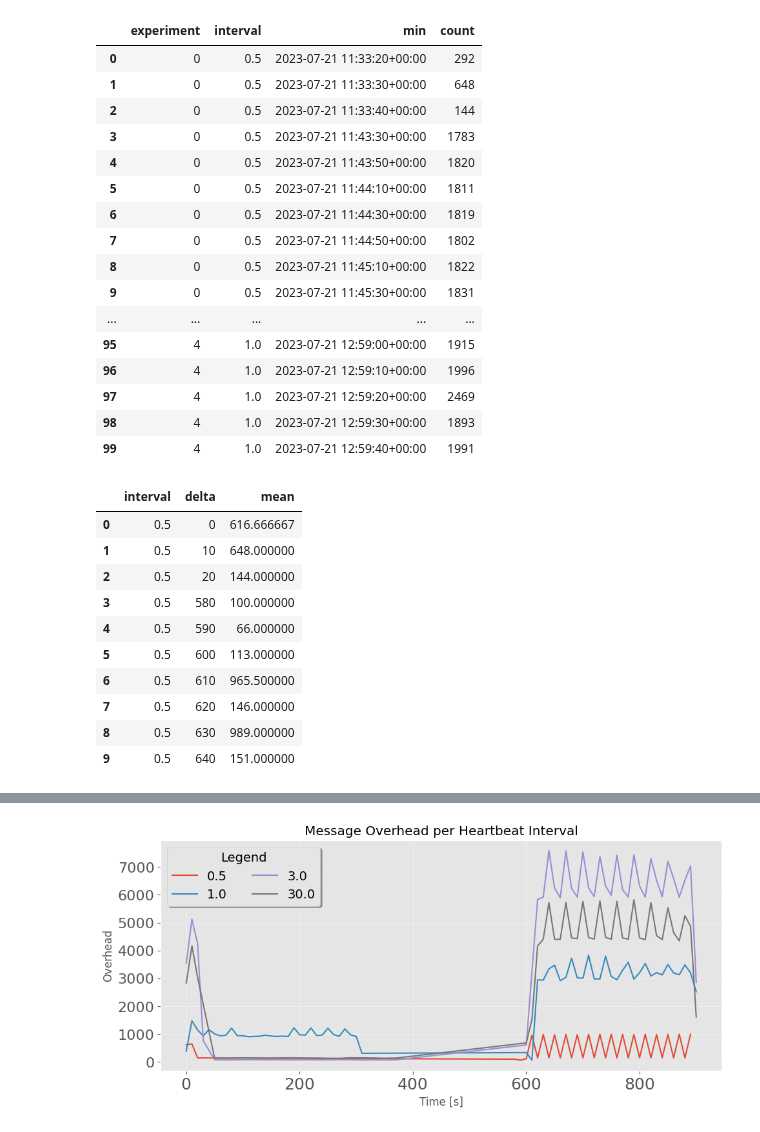
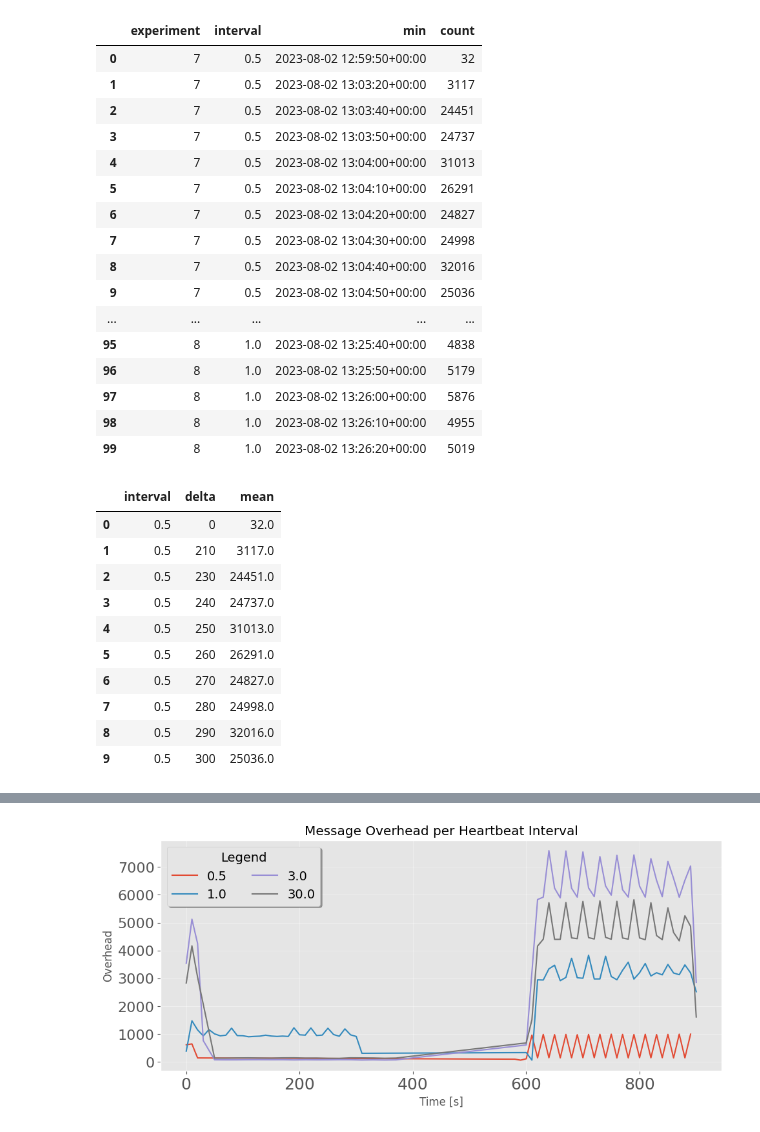
Before and after one commit to FlavScheidt/flexi-pipe, a Jupyter notebook: data/MessageOverheadByInterval.ipynb, the cells around one changed output, grey strips where cells are left out. Saved outputs shown, nothing was run; the diff lists cells and outputs as text; code cells hidden in the pictures.

```diff
--- a/data/Notebooks/MessageOverheadByD.ipynb
+++ b/data/MessageOverheadByInterval.ipynb
@@ -110,7 +126,7 @@ FileNotFoundError: [Errno 2] No such file or directory: './experiments.csv'
 # intervals = exp["interval"].drop_duplicates().sort_values().reset_index(drop=True)
 # intervals.head(10)
 
-expTime = exp[exp['startUnix'].astype(int).between(1689939205, 1689951448)]
+expTime = exp[exp['startUnix'].astype(int).between(1691157688,1691159701)]
 expTime['experiment'] = expTime.index
 
 expTime.head(20)
@@ -119,7 +142,9 @@ NameError: name 'exp' is not defined
 # %%
 data_frame = query_api.query_data_frame('from(bucket: "gs") '
-                                        ' |> range(start: 1689939205, stop:1689952348) '
-                                        ' |> filter(fn: (r) => r._measurement == "duplicateMessage") '
+                                        ' |> range(start: 1691157688, stop:1691158588) '
+                                        ' |> filter(fn: (r) => r._measurement == "message") '
                                         ' |> group(columns: ["_measurement", "_field"], mode: "by") '
                                         ' |> pivot(rowKey:["_time"], columnKey: ["_field"], valueColumn: "_value")')
 client.close()
+
+print(data_frame)
@@ -126,6 +155,8 @@ client.close()
 # %%
-df = data_frame.drop(columns=['result', 'table','_start', '_stop', '_measurement', 'topic', 'receivedFrom']).sort_values(by=["_time"]).reset_index(drop=True)
-df["_time"] = pd.to_datetime(df["_time"])
+
+df = data_frame[["_time", "type"]]
+# df = df.sort_values(by=["_time"]).reset_index(drop=True)
+# df["_time"] = pd.to_datetime(df["_time"])
 
 df.head(10)
 # %% [output]
@@ -150,7 +181,7 @@ expTime.to_sql('expTime', conn, index=False)
 qry = '''
     select
         df._time,
-        df.messageID,
+        df.type,
         expTime.experiment,
         expTime.interval
     from
@@ -187,31 +218,31 @@ dfNew.head(20)
 # %%
 #Try resampling for every 5 seconds
 dfNoIndex = dfNew.reset_index()
 # dfNoIndex.head(10)
 
-by_time = dfNoIndex.groupby([dfNoIndex['experiment'],dfNoIndex['interval'],pd.Grouper(key="min", freq='10s')])['messageID'].count().reset_index()
-dfAggTime = by_time.rename(columns={"messageID": "count"})
+by_time = dfNoIndex.groupby([dfNoIndex['experiment'],dfNoIndex['interval'],pd.Grouper(key="min", freq='10s')])['type'].count().reset_index()
+dfAggTime = by_time.rename(columns={"type": "count"})
 
 
 dfAggTime.head(100)
 # %% [output]
 |  | experiment | interval | min | count |
-| 0 | 0 | 0.5 | 2023-07-21 11:33:20+00:00 | 292 |
-| 1 | 0 | 0.5 | 2023-07-21 11:33:30+00:00 | 648 |
-| 2 | 0 | 0.5 | 2023-07-21 11:33:40+00:00 | 144 |
-| 3 | 0 | 0.5 | 2023-07-21 11:43:30+00:00 | 1783 |
-| 4 | 0 | 0.5 | 2023-07-21 11:43:50+00:00 | 1820 |
-| 5 | 0 | 0.5 | 2023-07-21 11:44:10+00:00 | 1811 |
-| 6 | 0 | 0.5 | 2023-07-21 11:44:30+00:00 | 1819 |
-| 7 | 0 | 0.5 | 2023-07-21 11:44:50+00:00 | 1802 |
-| 8 | 0 | 0.5 | 2023-07-21 11:45:10+00:00 | 1822 |
-| 9 | 0 | 0.5 | 2023-07-21 11:45:30+00:00 | 1831 |
+| 0 | 7 | 0.5 | 2023-08-02 12:59:50+00:00 | 32 |
+| 1 | 7 | 0.5 | 2023-08-02 13:03:20+00:00 | 3117 |
+| 2 | 7 | 0.5 | 2023-08-02 13:03:40+00:00 | 24451 |
+| 3 | 7 | 0.5 | 2023-08-02 13:03:50+00:00 | 24737 |
+| 4 | 7 | 0.5 | 2023-08-02 13:04:00+00:00 | 31013 |
+| 5 | 7 | 0.5 | 2023-08-02 13:04:10+00:00 | 26291 |
+| 6 | 7 | 0.5 | 2023-08-02 13:04:20+00:00 | 24827 |
+| 7 | 7 | 0.5 | 2023-08-02 13:04:30+00:00 | 24998 |
+| 8 | 7 | 0.5 | 2023-08-02 13:04:40+00:00 | 32016 |
+| 9 | 7 | 0.5 | 2023-08-02 13:04:50+00:00 | 25036 |
 | ... | ... | ... | ... | ... |
-| 95 | 4 | 1.0 | 2023-07-21 12:59:00+00:00 | 1915 |
-| 96 | 4 | 1.0 | 2023-07-21 12:59:10+00:00 | 1996 |
-| 97 | 4 | 1.0 | 2023-07-21 12:59:20+00:00 | 2469 |
-| 98 | 4 | 1.0 | 2023-07-21 12:59:30+00:00 | 1893 |
-| 99 | 4 | 1.0 | 2023-07-21 12:59:40+00:00 | 1991 |
+| 95 | 8 | 1.0 | 2023-08-02 13:25:40+00:00 | 4838 |
+| 96 | 8 | 1.0 | 2023-08-02 13:25:50+00:00 | 5179 |
+| 97 | 8 | 1.0 | 2023-08-02 13:26:00+00:00 | 5876 |
+| 98 | 8 | 1.0 | 2023-08-02 13:26:10+00:00 | 4955 |
+| 99 | 8 | 1.0 | 2023-08-02 13:26:20+00:00 | 5019 |
 # %%
 #Min datetime of each experiment
 minTime = dfAggTime.groupby(['experiment']).agg('min').drop(columns=['interval', 'count'])
@@ -245,15 +276,15 @@ intv.reset_index(inplace=True)
 intv.head(10)
 # %% [output]
 |  | interval | delta | mean |
-| 0 | 0.5 | 0 | 616.666667 |
-| 1 | 0.5 | 10 | 648.000000 |
-| 2 | 0.5 | 20 | 144.000000 |
-| 3 | 0.5 | 580 | 100.000000 |
-| 4 | 0.5 | 590 | 66.000000 |
-| 5 | 0.5 | 600 | 113.000000 |
-| 6 | 0.5 | 610 | 965.500000 |
-| 7 | 0.5 | 620 | 146.000000 |
-| 8 | 0.5 | 630 | 989.000000 |
-| 9 | 0.5 | 640 | 151.000000 |
+| 0 | 0.5 | 0 | 32.0 |
+| 1 | 0.5 | 210 | 3117.0 |
+| 2 | 0.5 | 230 | 24451.0 |
+| 3 | 0.5 | 240 | 24737.0 |
+| 4 | 0.5 | 250 | 31013.0 |
+| 5 | 0.5 | 260 | 26291.0 |
+| 6 | 0.5 | 270 | 24827.0 |
+| 7 | 0.5 | 280 | 24998.0 |
+| 8 | 0.5 | 290 | 32016.0 |
+| 9 | 0.5 | 300 | 25036.0 |
 # %%
 # get intervals
```
Also changed, not shown: parts of 6 cells of this notebook, 7 other files.
